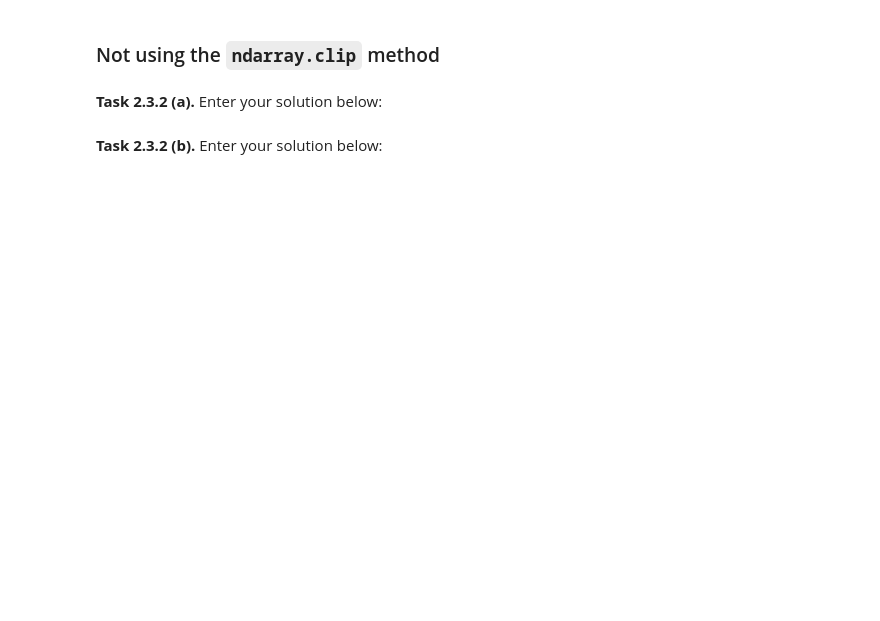
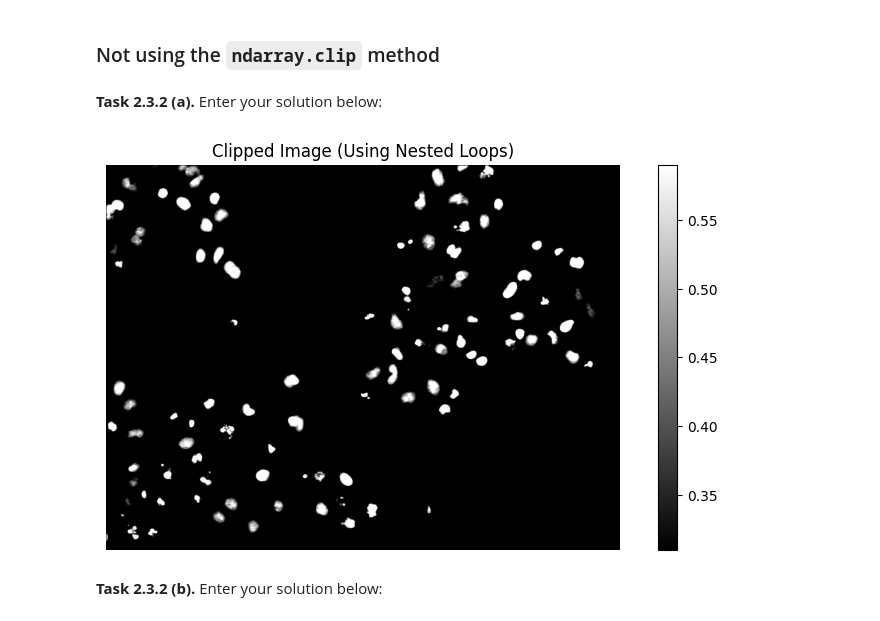
Before and after one commit to Uni-car/mobi-fs3-python, a Jupyter notebook: task2.ipynb, the cells around one changed output. Cells and saved outputs as stored; diff of their text form; code cells hidden in the pictures; blank space fills up the shorter version.

```diff
--- a/task2.ipynb
+++ b/task2.ipynb
@@ -39,5 +110,42 @@ T2 = 0.59
 ### Not using the `ndarray.clip` method
 # %% [markdown]
 **<a id="#">Task 2.3.2 (a).</a>** Enter your solution below:
+# %%
+import numpy as np
+import matplotlib.pyplot as plt
+
+# Load the image
+img = plt.imread('data/cells.png')
+
+# Convert to grayscale if necessary
+if img.ndim == 3:
+    img_gray = np.dot(img[..., :3], [0.2989, 0.5870, 0.1140])
+else:
+    img_gray = img
+
+# Define thresholds
+T1 = 0.31
+T2 = 0.59
+
+# Create a copy of the image to modify
+img_clipped = img_gray.copy()
+
+# Manually apply intensity clipping using nested loops
+for i in range(img_clipped.shape[0]):  # Loop through rows
+    for j in range(img_clipped.shape[1]):  # Loop through columns
+        if img_clipped[i, j] < T1:
+            img_clipped[i, j] = T1
+        elif img_clipped[i, j] > T2:
+            img_clipped[i, j] = T2
+
+# Display results
+plt.figure(figsize=(10, 5))
+plt.imshow(img_clipped, cmap='gray')
+plt.colorbar()
+plt.title("Clipped Image (Using Nested Loops)")
+plt.axis('off')
+plt.show()
+# %% [output]
+[figure, added]
 # %% [markdown]
 **<a id="#">Task 2.3.2 (b).</a>** Enter your solution below:
```
Also changed, not shown: parts of 5 cells of this notebook.
